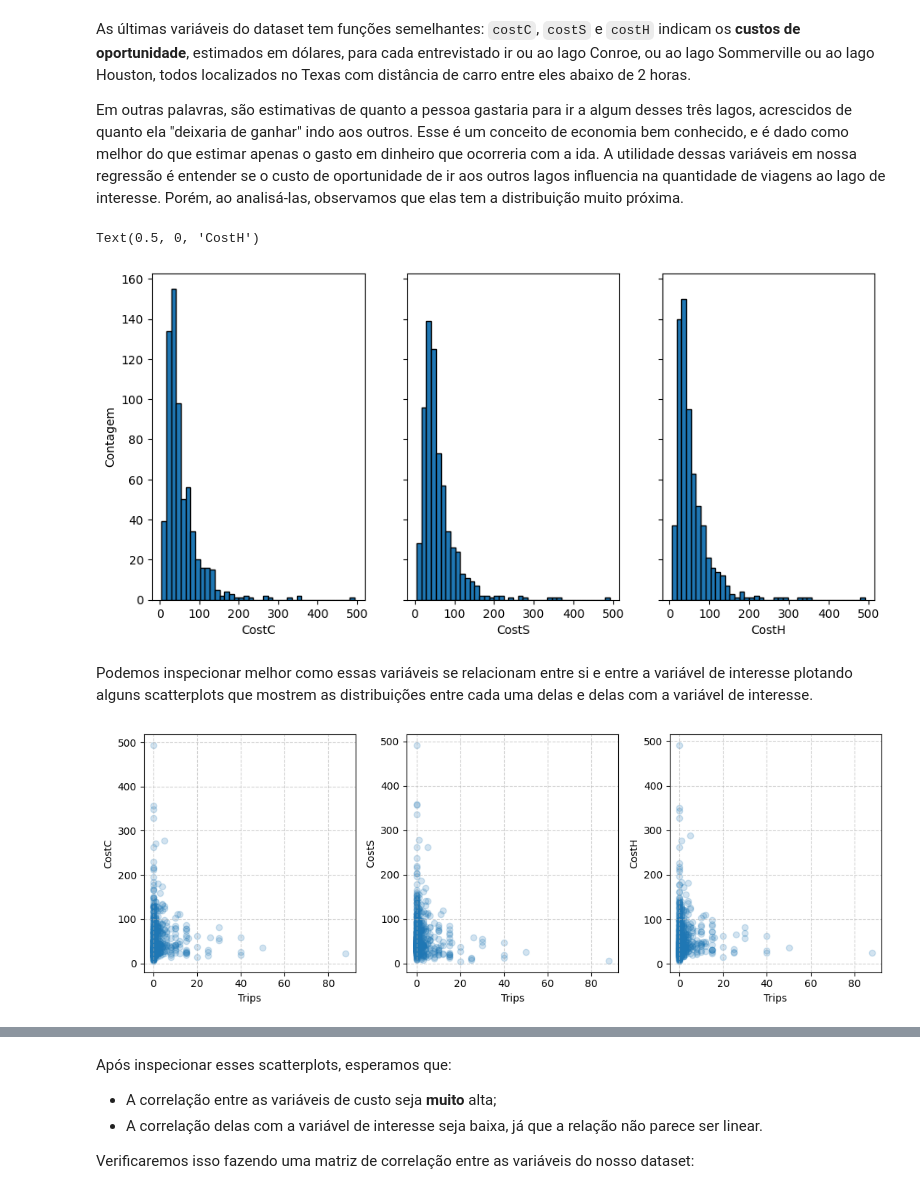
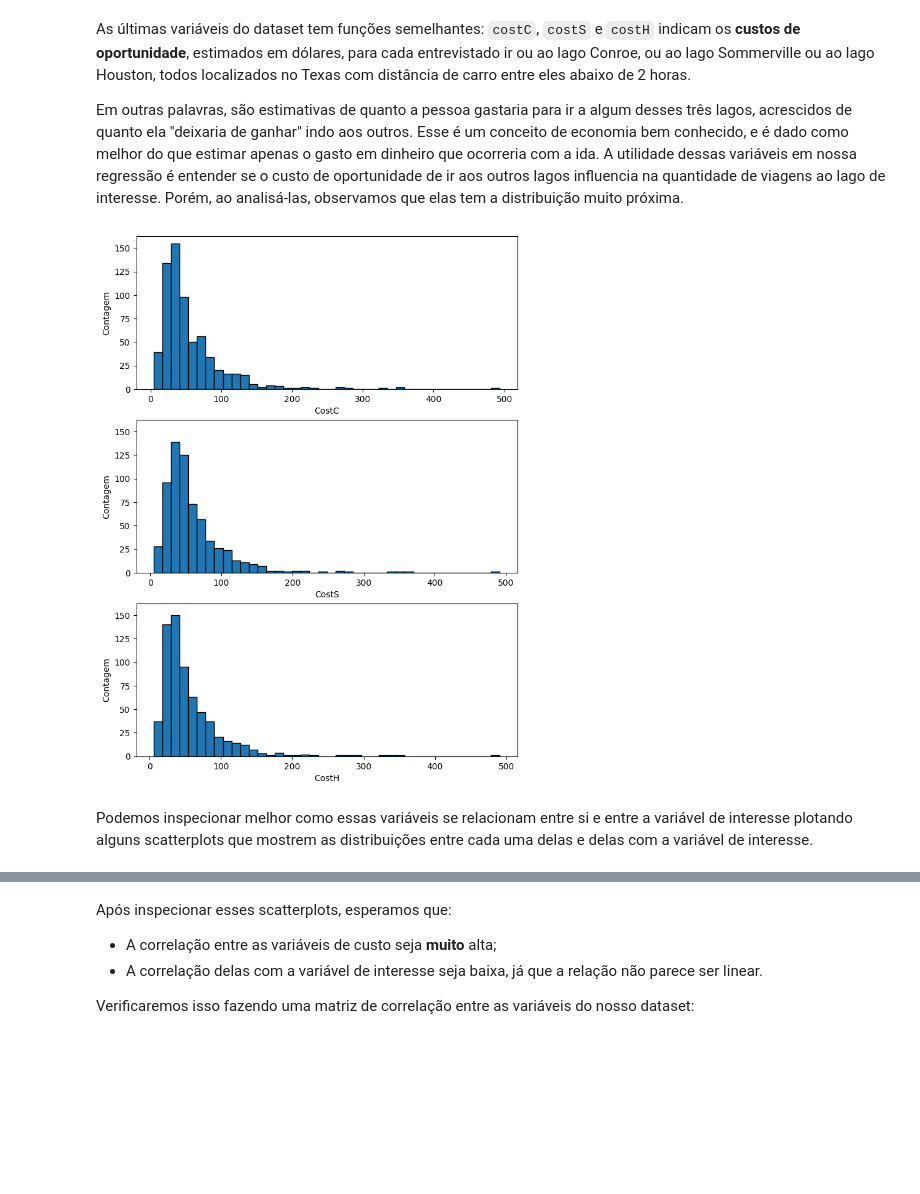
Before and after one commit to pedrotokar/statsmodeling-A2, a Jupyter notebook: A2.ipynb, the cells around one changed output, grey strips where cells are left out. Saved outputs shown, nothing was run; the diff lists cells and outputs as text; code cells hidden in the pictures; blank space fills up the shorter version.

```diff
--- a/A2.ipynb
+++ b/A2.ipynb
@@ -169,36 +175,19 @@ As últimas variáveis do dataset tem funções semelhantes: `costC`, `costS` e
 
 Em outras palavras, são estimativas de quanto a pessoa gastaria para ir a algum desses três lagos, acrescidos de quanto ela "deixaria de ganhar" indo aos outros. Esse é um conceito de economia bem conhecido, e é dado como melhor do que estimar apenas o gasto em dinheiro que ocorreria com a ida. A utilidade dessas variáveis em nossa regressão é entender se o custo de oportunidade de ir aos outros lagos influencia na quantidade de viagens ao lago de interesse. Porém, ao analisá-las, observamos que elas tem a distribuição muito próxima.
 # %%
-fig, axs = plt.subplots(1, 3, figsize = (11, 5), sharey = True)
+fig, axs = plt.subplots(3, 1, figsize = (8, 11), sharey = True)
 axs[0].hist(dados["costC"], bins = 40)
 axs[1].hist(dados["costS"], bins = 40)
 axs[2].hist(dados["costH"], bins = 40)
 
 axs[0].set_xlabel("CostC")
 axs[0].set_ylabel("Contagem")
 axs[1].set_xlabel("CostS")
+axs[1].set_ylabel("Contagem")
 axs[2].set_xlabel("CostH")
+axs[2].set_ylabel("Contagem");
 # %% [output]
-Text(0.5, 0, 'CostH')
-[figure, old version]
+[figure, new version]
 # %% [markdown]
 Podemos inspecionar melhor como essas variáveis se relacionam entre si e entre a variável de interesse plotando alguns scatterplots que mostrem as distribuições entre cada uma delas e delas com a variável de interesse.
-# %%
-fig, axs = plt.subplots(1, 3, figsize = (11, 4))
-axs[0].scatter(dados["trips"], dados["costC"], alpha = 0.2)
-axs[0].grid(True, linestyle = "--", alpha = 0.6)
-axs[1].scatter(dados["trips"], dados["costS"], alpha = 0.2)
-axs[1].grid(True, linestyle = "--", alpha = 0.6)
-axs[2].scatter(dados["trips"], dados["costH"], alpha = 0.2)
-axs[2].grid(True, linestyle = "--", alpha = 0.6)
-
-axs[0].set_xlabel("Trips")
-axs[0].set_ylabel("CostC")
-axs[1].set_xlabel("Trips")
-axs[1].set_ylabel("CostS")
-axs[2].set_xlabel("Trips")
-axs[2].set_ylabel("CostH")
-fig.tight_layout()
-# %% [output]
-[figure, removed]
 # %%
```
Also changed, not shown: parts of 47 cells of this notebook, 25 other files.
